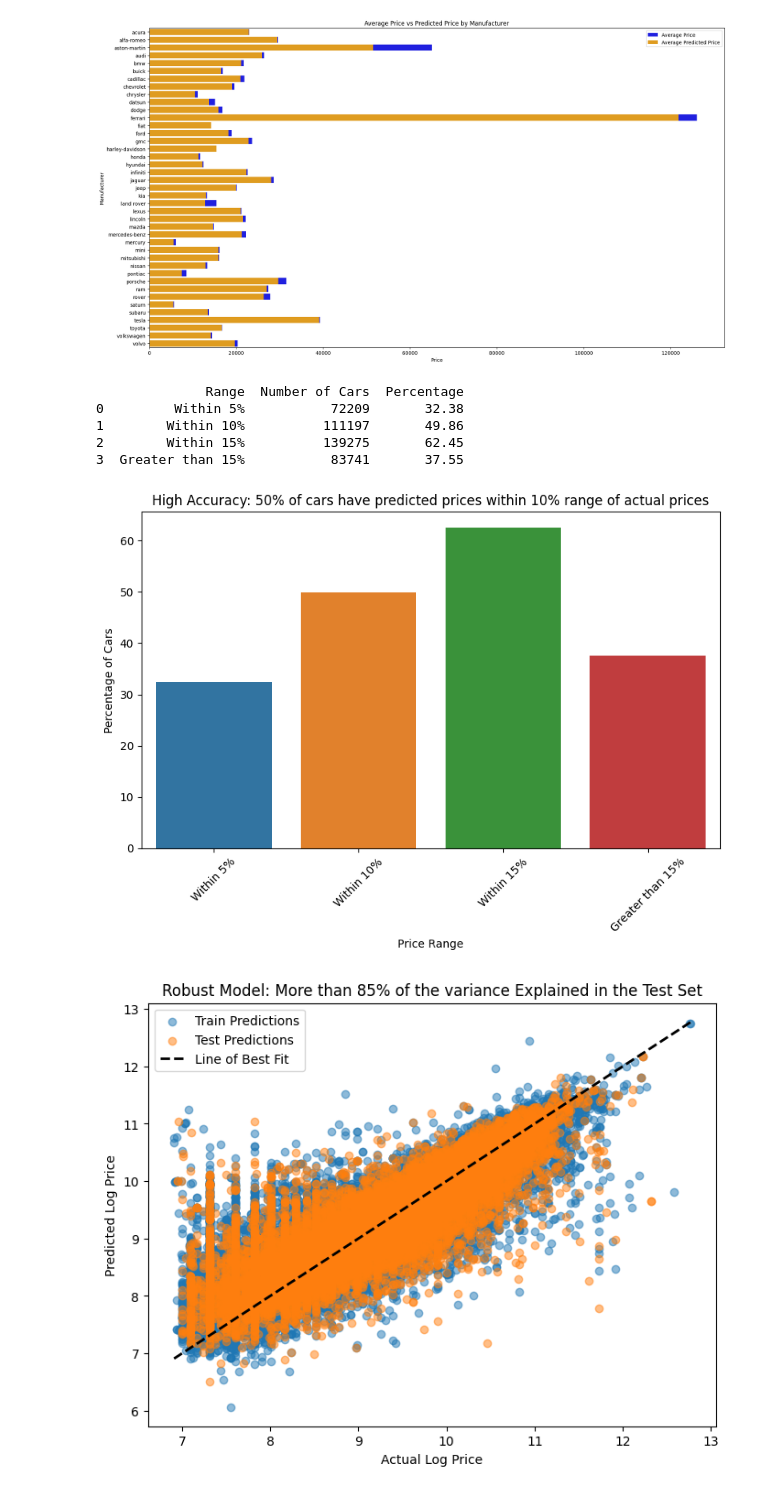
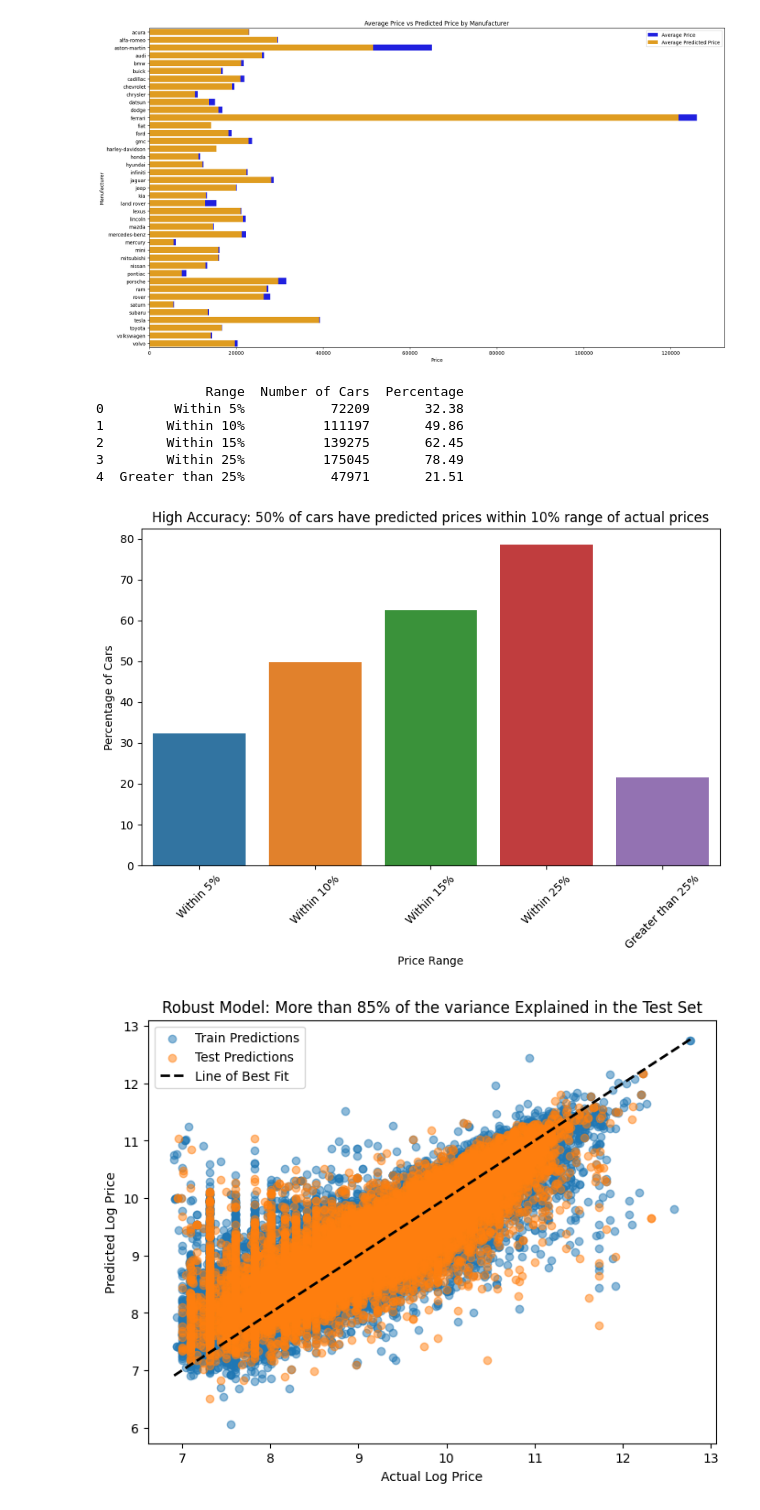
Before and after one commit to deepakkaushik72/PAA_Mod11_Used_car_Prices, a Jupyter notebook: prompt_II.ipynb, the cells around one changed output. Cells and saved outputs as stored; diff of their text form; code cells hidden in the pictures.

```diff
--- a/prompt_II.ipynb
+++ b/prompt_II.ipynb
@@ -857,44 +864,48 @@ plt.show()
 final_predictions['Within 5%'] = np.abs(final_predictions['Price Difference Percentage']) <= 5
 final_predictions['Within 10%'] = np.abs(final_predictions['Price Difference Percentage']) <= 10
 final_predictions['Within 15%'] = np.abs(final_predictions['Price Difference Percentage']) <= 15
-final_predictions['Greater than 15%'] = np.abs(final_predictions['Price Difference Percentage']) > 15
+final_predictions['Within 25%'] = np.abs(final_predictions['Price Difference Percentage']) <= 25
+final_predictions['Greater than 25%'] = np.abs(final_predictions['Price Difference Percentage']) > 25
 
 # calculate the number of cars within each range
 within_5 = final_predictions['Within 5%'].sum()
 within_10 = final_predictions['Within 10%'].sum()
 within_15 = final_predictions['Within 15%'].sum()
-greater_than_15 = final_predictions['Greater than 15%'].sum()
+within_25 = final_predictions['Within 25%'].sum()
+greater_than_25 = final_predictions['Greater than 25%'].sum()
 # calculate the percentage of cars within each range
 total_cars = final_predictions.shape[0]
 within_5_percentage = (within_5 / total_cars) * 100
 within_10_percentage = (within_10 / total_cars) * 100
 within_15_percentage = (within_15 / total_cars) * 100
-greater_than_15_percentage = (greater_than_15 / total_cars) * 100
+within_25_percentage = (within_25 / total_cars) * 100
+greater_than_25_percentage = (greater_than_25 / total_cars) * 100
 # create a dataframe with the results
 accuracy_df = pd.DataFrame({
-    'Range': ['Within 5%', 'Within 10%', 'Within 15%', 'Greater than 15%'],
-    'Number of Cars': [within_5, within_10, within_15, greater_than_15],
-    'Percentage': [within_5_percentage, within_10_percentage, within_15_percentage, greater_than_15_percentage]
+    'Range': ['Within 5%', 'Within 10%', 'Within 15%', 'Within 25%', 'Greater than 25%'],
+    'Number of Cars': [within_5, within_10, within_15, within_25, greater_than_25],
+    'Percentage': [within_5_percentage, within_10_percentage, within_15_percentage, within_25_percentage, greater_than_25_percentage]
 })
 accuracy_df = accuracy_df.round(2)
 print(accuracy_df)
 # Visualizing the accuracy of the model
 plt.figure(figsize=(8, 6))
 sns.barplot(x='Range', y='Percentage', data=accuracy_df, hue="Range")
 plt.title('High Accuracy: 50% of cars have predicted prices within 10% range of actual prices')
 plt.xlabel('Price Range')
 plt.ylabel('Percentage of Cars')
 plt.xticks(rotation=45)
 plt.tight_layout()
 plt.savefig('/Users/deepakkaushik/Desktop/UC Berkeley Assignments PCMLAI/Practical Application II/practical_application_II_starter/images - Analysis/model_accuracy.png')
 plt.show()
 # %% [output]
               Range  Number of Cars  Percentage
 0         Within 5%           72209       32.38
 1        Within 10%          111197       49.86
 2        Within 15%          139275       62.45
-3  Greater than 15%           83741       37.55
+3        Within 25%          175045       78.49
+4  Greater than 25%           47971       21.51
-[figure, old version]
+[figure, new version]
 # %%
 # KEY FINDINGS: The model is able to predict the prices of used cars with high accuracy.
 # The test Results show a excellent performance and matches well with the actual prices.
```
Also changed, not shown: parts of 4 cells of this notebook, 12 other files.
